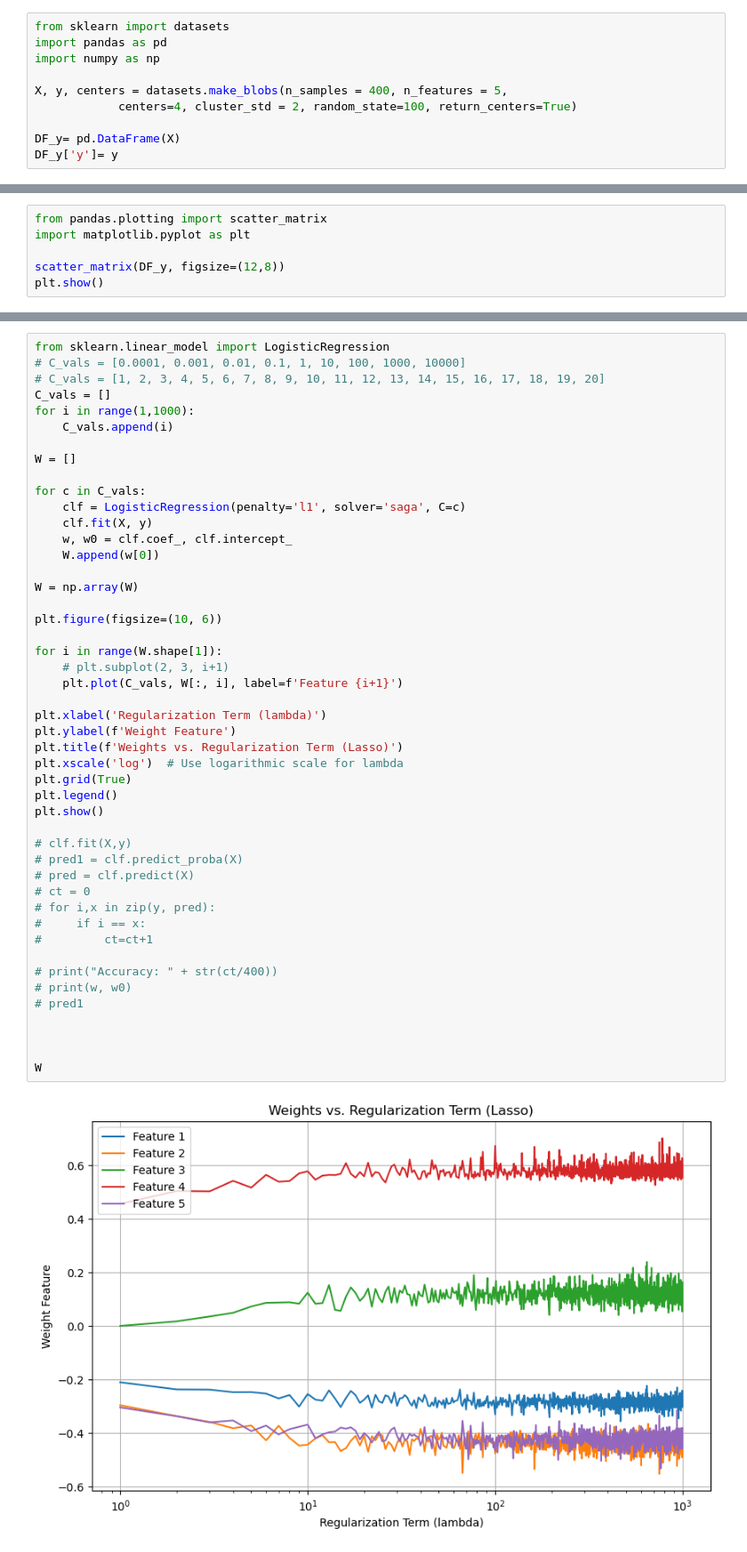
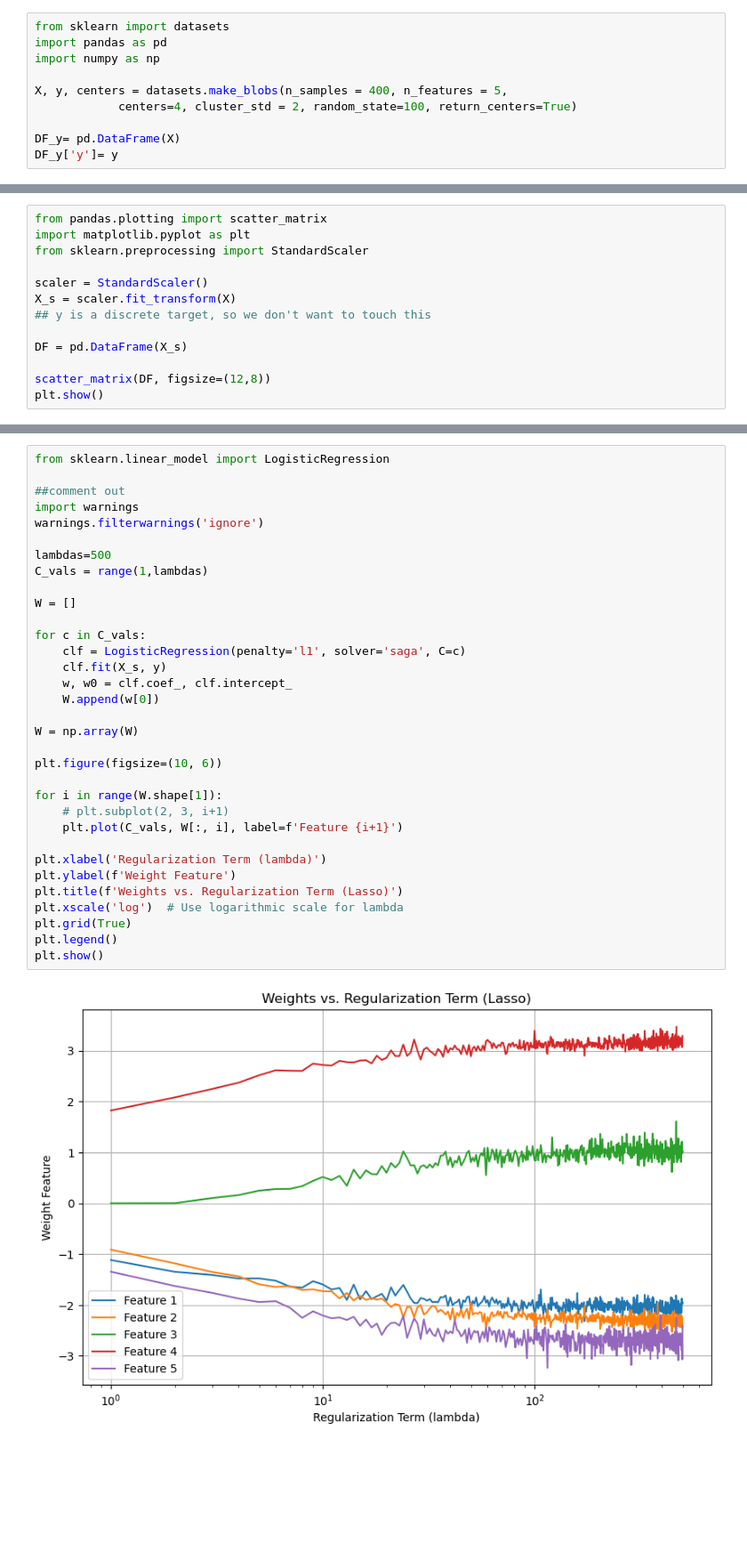
Before and after one commit to matthewpkearney/cs559_hw4, a Jupyter notebook: HW4_MattKearney.ipynb, the cells around one changed output, grey strips where cells are left out. Shown at 89% size. Drawn from its saved outputs; the diff is of its cells as text; blank space fills up the shorter version.

```diff
--- a/HW4_MattKearney.ipynb
+++ b/HW4_MattKearney.ipynb
@@ -17,7 +19,14 @@ DF_y['y']= y
 # %%
 from pandas.plotting import scatter_matrix
 import matplotlib.pyplot as plt
+from sklearn.preprocessing import StandardScaler
 
-scatter_matrix(DF_y, figsize=(12,8))
+scaler = StandardScaler()
+X_s = scaler.fit_transform(X)
+## y is a discrete target, so we don't want to touch this
+
+DF = pd.DataFrame(X_s)
+
+scatter_matrix(DF, figsize=(12,8))
 plt.show()
 # %% [output]
@@ -25,49 +36,35 @@ plt.show()
 # %%
 from sklearn.linear_model import LogisticRegression
-# C_vals = [0.0001, 0.001, 0.01, 0.1, 1, 10, 100, 1000, 10000]
-# C_vals = [1, 2, 3, 4, 5, 6, 7, 8, 9, 10, 11, 12, 13, 14, 15, 16, 17, 18, 19, 20]
-C_vals = []
-for i in range(1,1000):
-    C_vals.append(i)
+
+##comment out
+import warnings
+warnings.filterwarnings('ignore')
+
+lambdas=500
+C_vals = range(1,lambdas)
 
 W = []
 
 for c in C_vals:
     clf = LogisticRegression(penalty='l1', solver='saga', C=c)
-    clf.fit(X, y)
+    clf.fit(X_s, y)
     w, w0 = clf.coef_, clf.intercept_
     W.append(w[0])
 
 W = np.array(W)
 
 plt.figure(figsize=(10, 6))
 
 for i in range(W.shape[1]):
     # plt.subplot(2, 3, i+1)
     plt.plot(C_vals, W[:, i], label=f'Feature {i+1}')
 
 plt.xlabel('Regularization Term (lambda)')
 plt.ylabel(f'Weight Feature')
 plt.title(f'Weights vs. Regularization Term (Lasso)')
 plt.xscale('log')  # Use logarithmic scale for lambda
 plt.grid(True)
 plt.legend()
 plt.show()
-
-# clf.fit(X,y)
-# pred1 = clf.predict_proba(X)
-# pred = clf.predict(X)
-# ct = 0
-# for i,x in zip(y, pred):
-#     if i == x:
-#         ct=ct+1
-
-# print("Accuracy: " + str(ct/400))
-# print(w, w0)
-# pred1
-
-
-
-W
 # %% [output]
-[figure, old version]
+[figure, new version]
```
Also changed, not shown: parts of 10 cells of this notebook.
